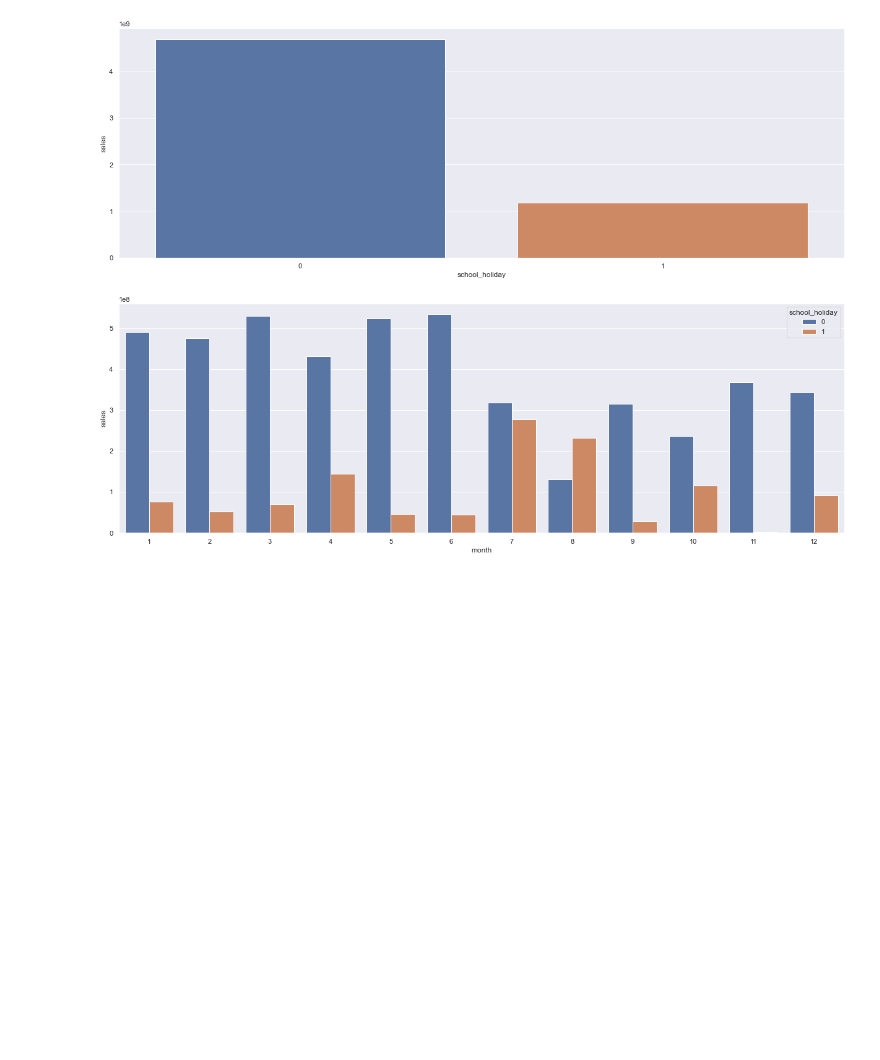
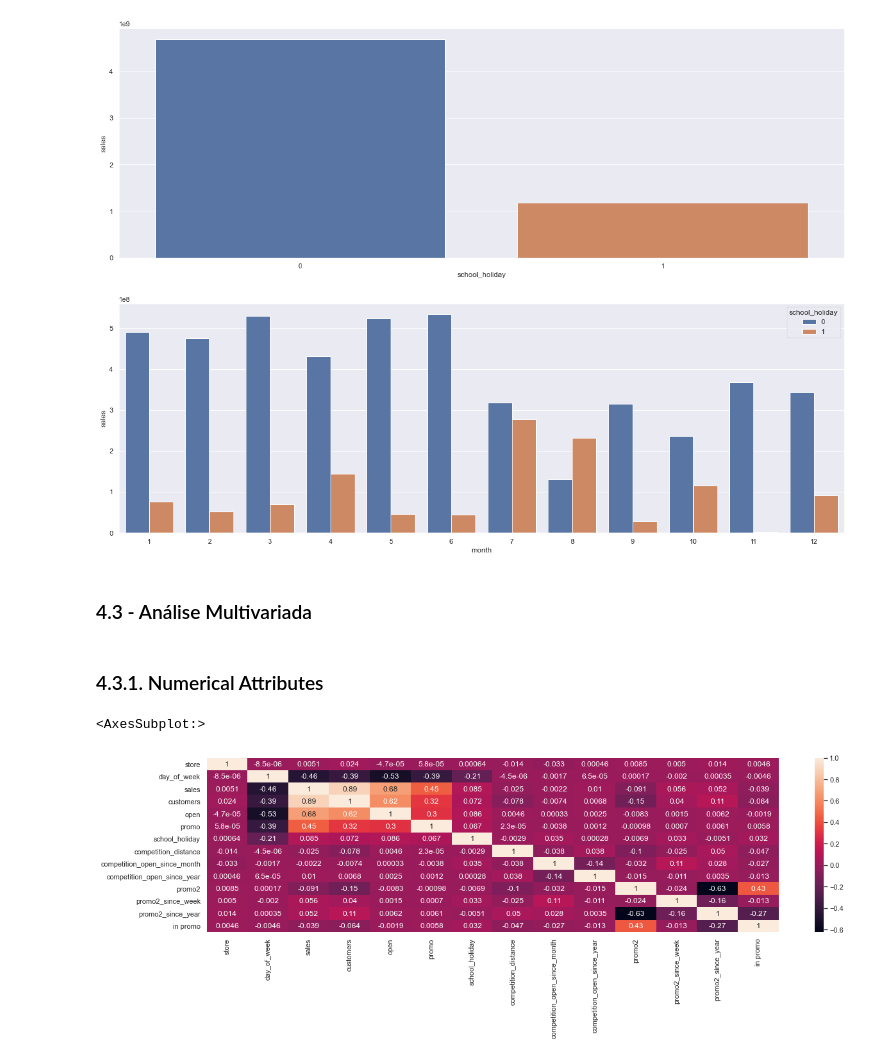
Before and after one commit to michelli-ofig/DataScience_Em_Producao, a Jupyter notebook: m04_v01_store_sales_prediction.ipynb, the cells around one changed output. Drawn from its saved outputs; the diff is of its cells as text; code cells hidden in the pictures; blank space fills up the shorter version.

```diff
--- a/m04_v01_store_sales_prediction.ipynb
+++ b/m04_v01_store_sales_prediction.ipynb
@@ -957,3 +965,14 @@ plt.subplot(2,1,2)
 sns.barplot(x='month', y='sales', hue='school_holiday', data=aux2);
 # %% [output]
 [figure]
+# %% [markdown]
+### 4.3 - Análise Multivariada
+# %% [markdown]
+### 4.3.1. Numerical Attributes
+# %%
+plt.figure( figsize=(20, 5))
+correlation = num_attributes.corr(method='pearson')
+sns.heatmap(correlation, annot=True)
+# %% [output]
+<AxesSubplot:>
+[figure, added]
```
Also changed, not shown: parts of 9 cells of this notebook.
